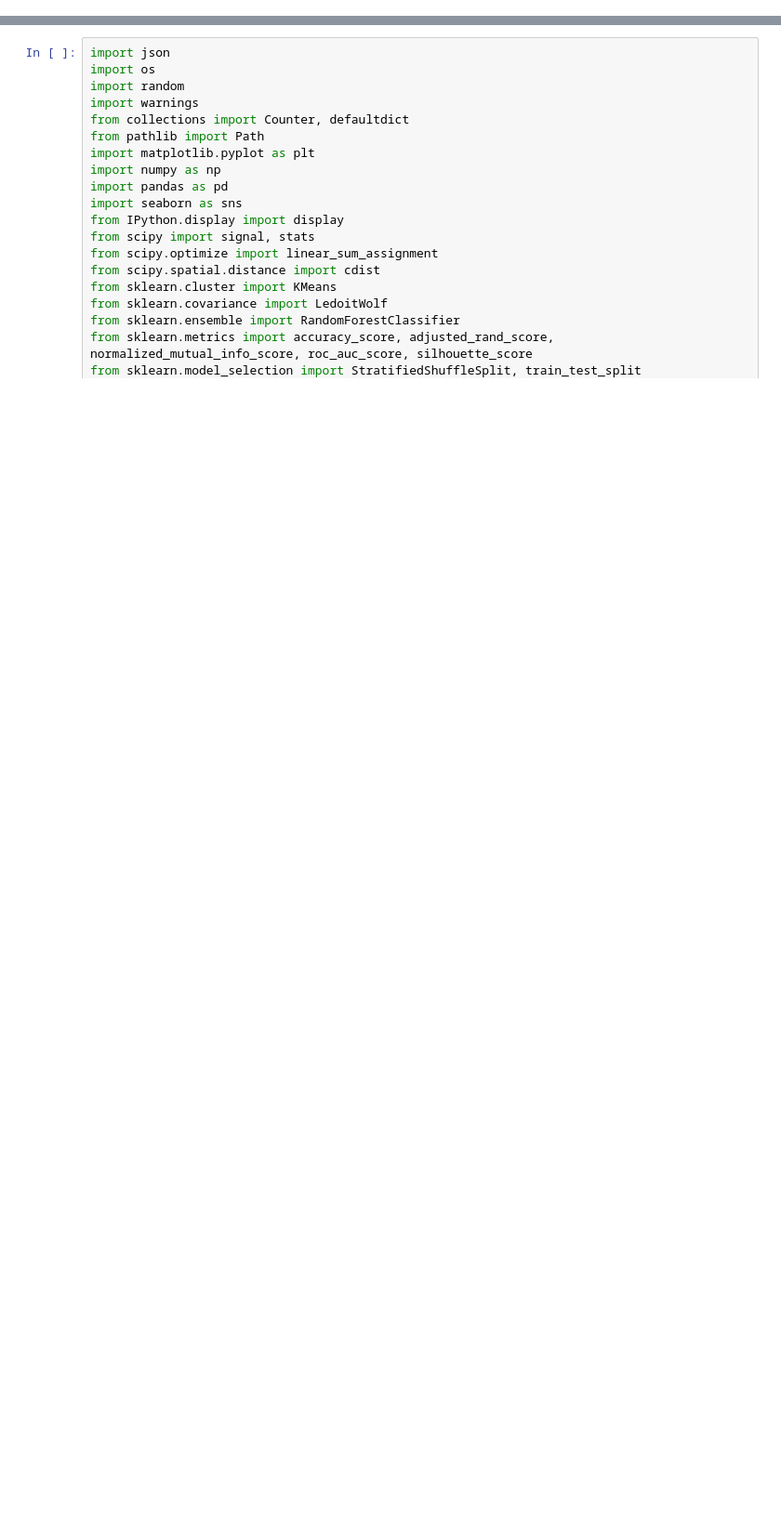
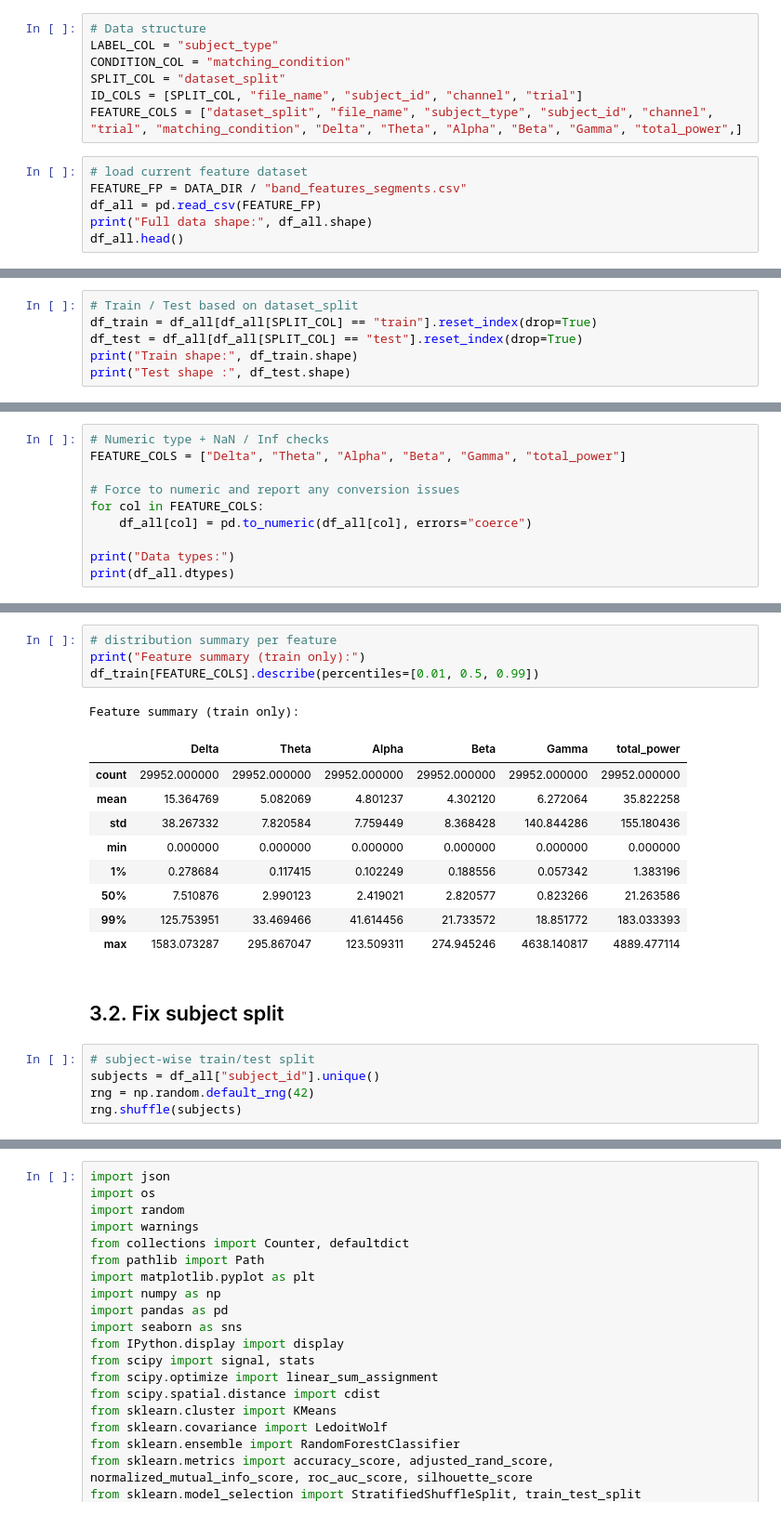
Before and after one commit to ZhaoJackson/Synthetic_EEG_Generation, a Jupyter notebook: src/phase3_synthetic_generation.ipynb, the cells around one changed output, grey strips where cells are left out. Shown: that part at 93% size. Saved outputs shown, nothing was run; the diff lists cells and outputs as text; blank space fills up the shorter version.

```diff
--- a/src/phase3_synthetic_generation.ipynb
+++ b/src/phase3_synthetic_generation.ipynb
@@ -13,0 +33,13 @@ Generate synthetic EEG data using methods from recent literature:
+# %%
+# Data structure
+LABEL_COL = "subject_type"
+CONDITION_COL = "matching_condition"
+SPLIT_COL = "dataset_split"
+ID_COLS = [SPLIT_COL, "file_name", "subject_id", "channel", "trial"]
+FEATURE_COLS = ["dataset_split", "file_name", "subject_type", "subject_id", "channel", "trial", "matching_condition", "Delta", "Theta", "Alpha", "Beta", "Gamma", "total_power",]
+# %%
+# load current feature dataset
+FEATURE_FP = DATA_DIR / "band_features_segments.csv"
+df_all = pd.read_csv(FEATURE_FP)
+print("Full data shape:", df_all.shape)
+df_all.head()
@@ -13,0 +83,6 @@ Generate synthetic EEG data using methods from recent literature:
+# %%
+# Train / Test based on dataset_split
+df_train = df_all[df_all[SPLIT_COL] == "train"].reset_index(drop=True)
+df_test = df_all[df_all[SPLIT_COL] == "test"].reset_index(drop=True)
+print("Train shape:", df_train.shape)
+print("Test shape :", df_test.shape)
@@ -13,0 +121,10 @@ Generate synthetic EEG data using methods from recent literature:
+# %%
+# Numeric type + NaN / Inf checks
+FEATURE_COLS = ["Delta", "Theta", "Alpha", "Beta", "Gamma", "total_power"]
+
+# Force to numeric and report any conversion issues
+for col in FEATURE_COLS:
+    df_all[col] = pd.to_numeric(df_all[col], errors="coerce")
+
+print("Data types:")
+print(df_all.dtypes)
@@ -13,0 +221,22 @@ Generate synthetic EEG data using methods from recent literature:
+# %%
+# distribution summary per feature
+print("Feature summary (train only):")
+df_train[FEATURE_COLS].describe(percentiles=[0.01, 0.5, 0.99])
+# %% [output]
+Feature summary (train only):
+|  | Delta | Theta | Alpha | Beta | Gamma | total_power |
+| count | 29952.000000 | 29952.000000 | 29952.000000 | 29952.000000 | 29952.000000 | 29952.000000 |
+| mean | 15.364769 | 5.082069 | 4.801237 | 4.302120 | 6.272064 | 35.822258 |
+| std | 38.267332 | 7.820584 | 7.759449 | 8.368428 | 140.844286 | 155.180436 |
+| min | 0.000000 | 0.000000 | 0.000000 | 0.000000 | 0.000000 | 0.000000 |
+| 1% | 0.278684 | 0.117415 | 0.102249 | 0.188556 | 0.057342 | 1.383196 |
+| 50% | 7.510876 | 2.990123 | 2.419021 | 2.820577 | 0.823266 | 21.263586 |
+| 99% | 125.753951 | 33.469466 | 41.614456 | 21.733572 | 18.851772 | 183.033393 |
+| max | 1583.073287 | 295.867047 | 123.509311 | 274.945246 | 4638.140817 | 4889.477114 |
+# %% [markdown]
+## 3.2. Fix subject split
+# %%
+# subject-wise train/test split
+subjects = df_all["subject_id"].unique()
+rng = np.random.default_rng(42)
+rng.shuffle(subjects)
```
Also changed, not shown: parts of 27 cells of this notebook.
